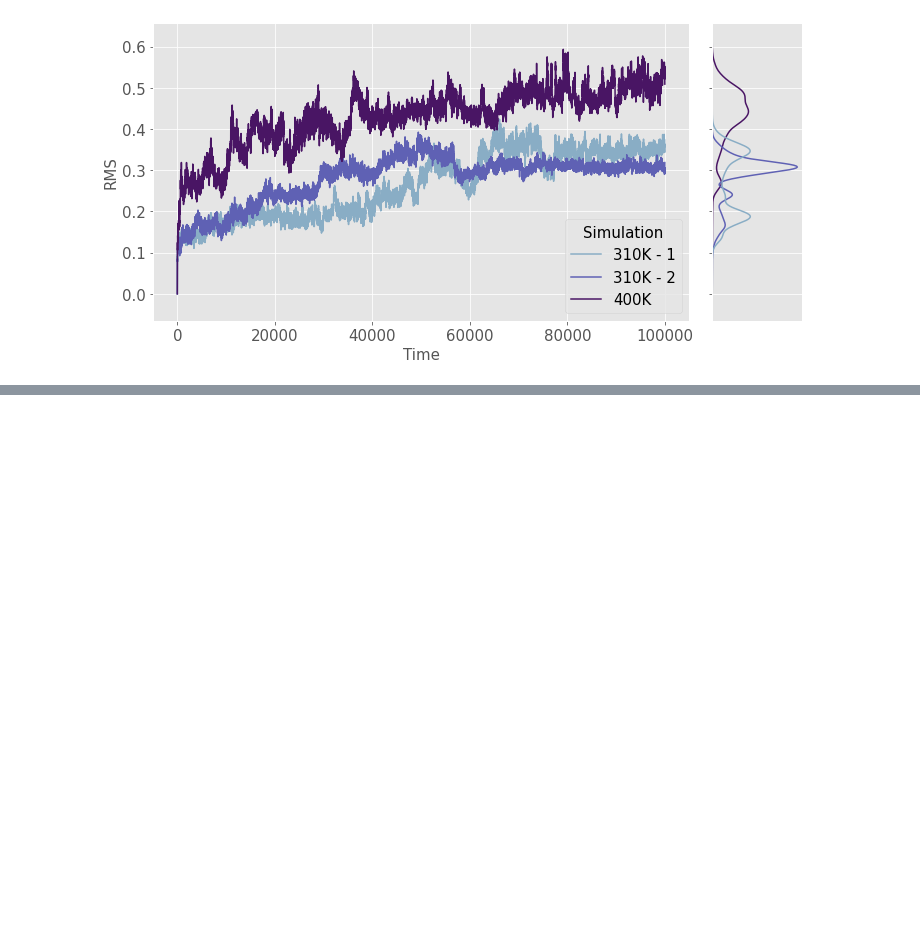
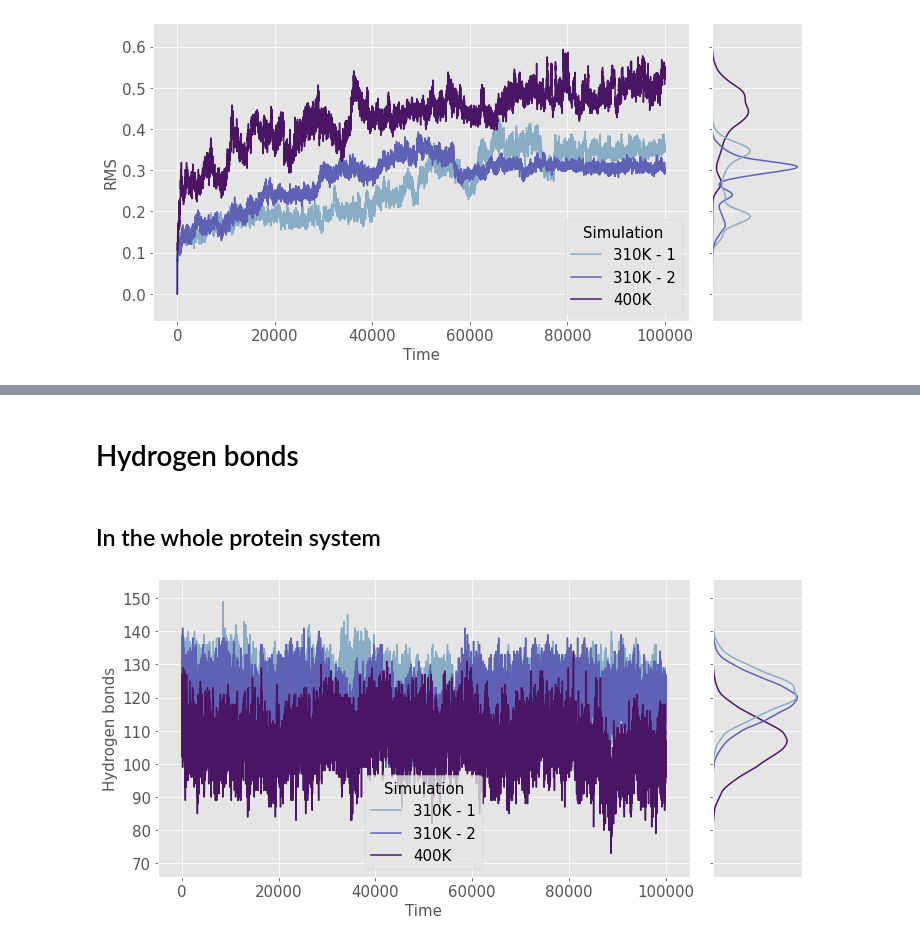
Before and after one commit to hellowithchicken/Biomolecular-Simulations, a Jupyter notebook: analysis.ipynb, the cells around one changed output, grey strips where cells are left out. Saved outputs shown, nothing was run; the diff lists cells and outputs as text; code cells hidden in the pictures; blank space fills up the shorter version.

```diff
--- a/analysis.ipynb
+++ b/analysis.ipynb
@@ -96,0 +111,10 @@ plot_joint(df, text_size = 15)
+# %% [markdown]
+# Hydrogen bonds
+# %% [markdown]
+## In the whole protein system
+# %%
+to_read = "hbonds_protein.xvg"
+df = get_df(to_read)
+plot_joint(df, text_size = 15, ylabel = "Hydrogen bonds")
+# %% [output]
+[figure, added]
```
Also changed, not shown: parts of 14 cells of this notebook, 1 other file.
